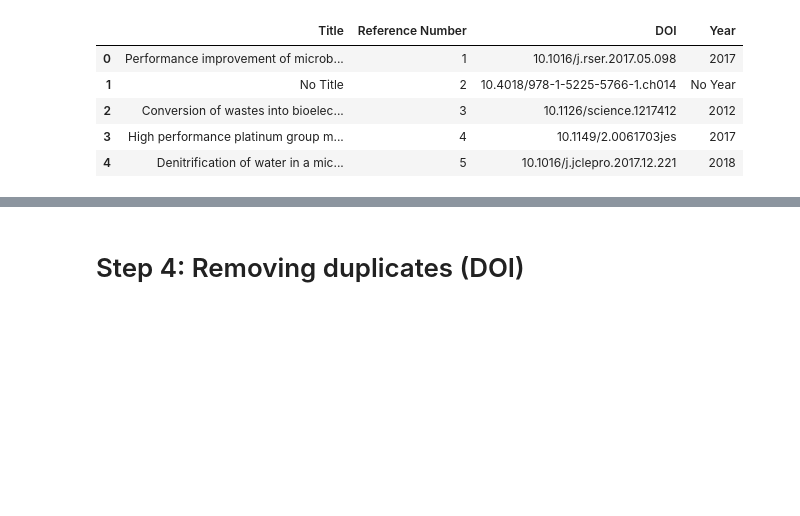
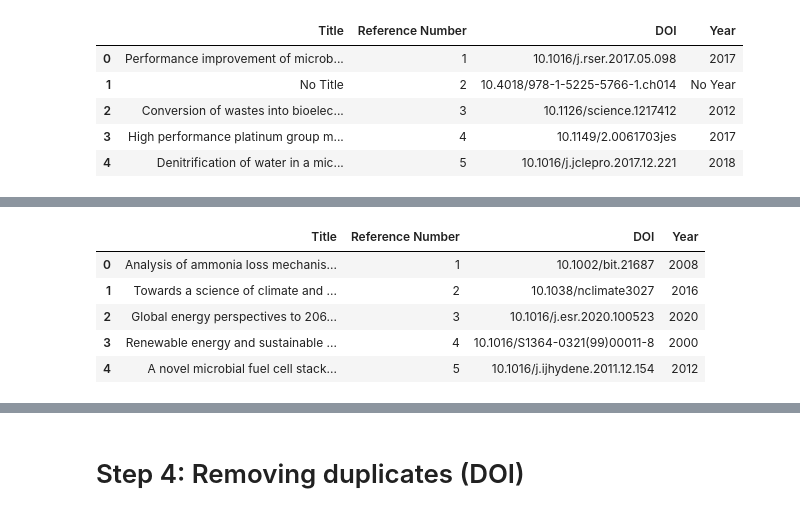
Before and after one commit to pedrohrosabraun/MFC-and-references, a Jupyter notebook: Walkthrough.ipynb, the cells around one changed output, grey strips where cells are left out. Drawn from its saved outputs; the diff is of its cells as text; code cells hidden in the pictures; blank space fills up the shorter version.

```diff
--- a/Walkthrough.ipynb
+++ b/Walkthrough.ipynb
@@ -112,0 +186,10 @@ yaqoob2020_merged.to_csv('yaqoob 2020 merged.csv')
+# %%
+reference_list_jalili2024 = pd.read_csv("Reference list Jalili 2024.csv")
+reference_list_jalili2024.head()
+# %% [output]
+|  | Title | Reference Number | DOI | Year |
+| 0 | Analysis of ammonia loss mechanis... | 1 | 10.1002/bit.21687 | 2008 |
+| 1 | Towards a science of climate and ... | 2 | 10.1038/nclimate3027 | 2016 |
+| 2 | Global energy perspectives to 206... | 3 | 10.1016/j.esr.2020.100523 | 2020 |
+| 3 | Renewable energy and sustainable ... | 4 | 10.1016/S1364-0321(99)00011-8 | 2000 |
+| 4 | A novel microbial fuel cell stack... | 5 | 10.1016/j.ijhydene.2011.12.154 | 2012 |
```
Also changed, not shown: parts of 14 cells of this notebook, 6 other files.
